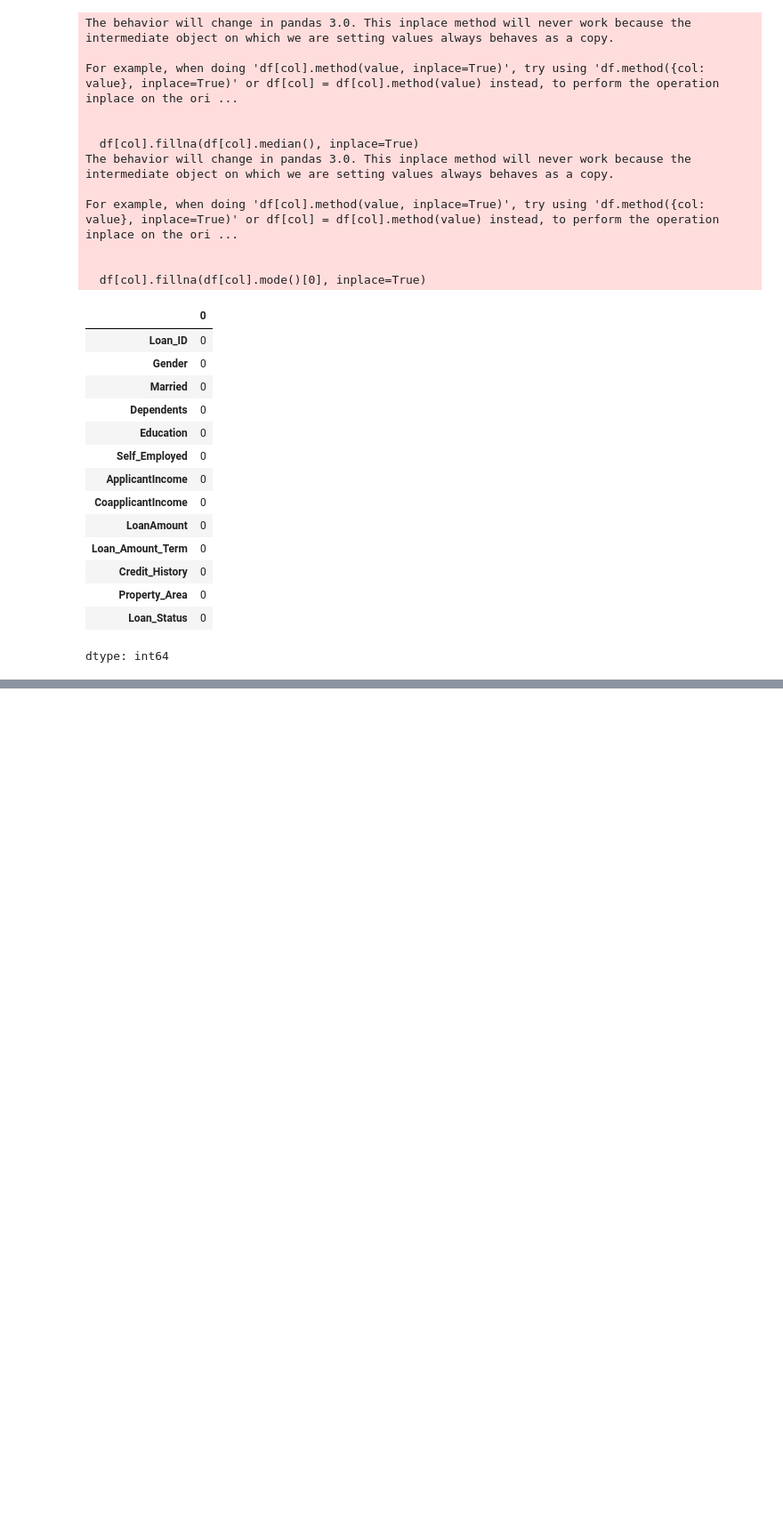
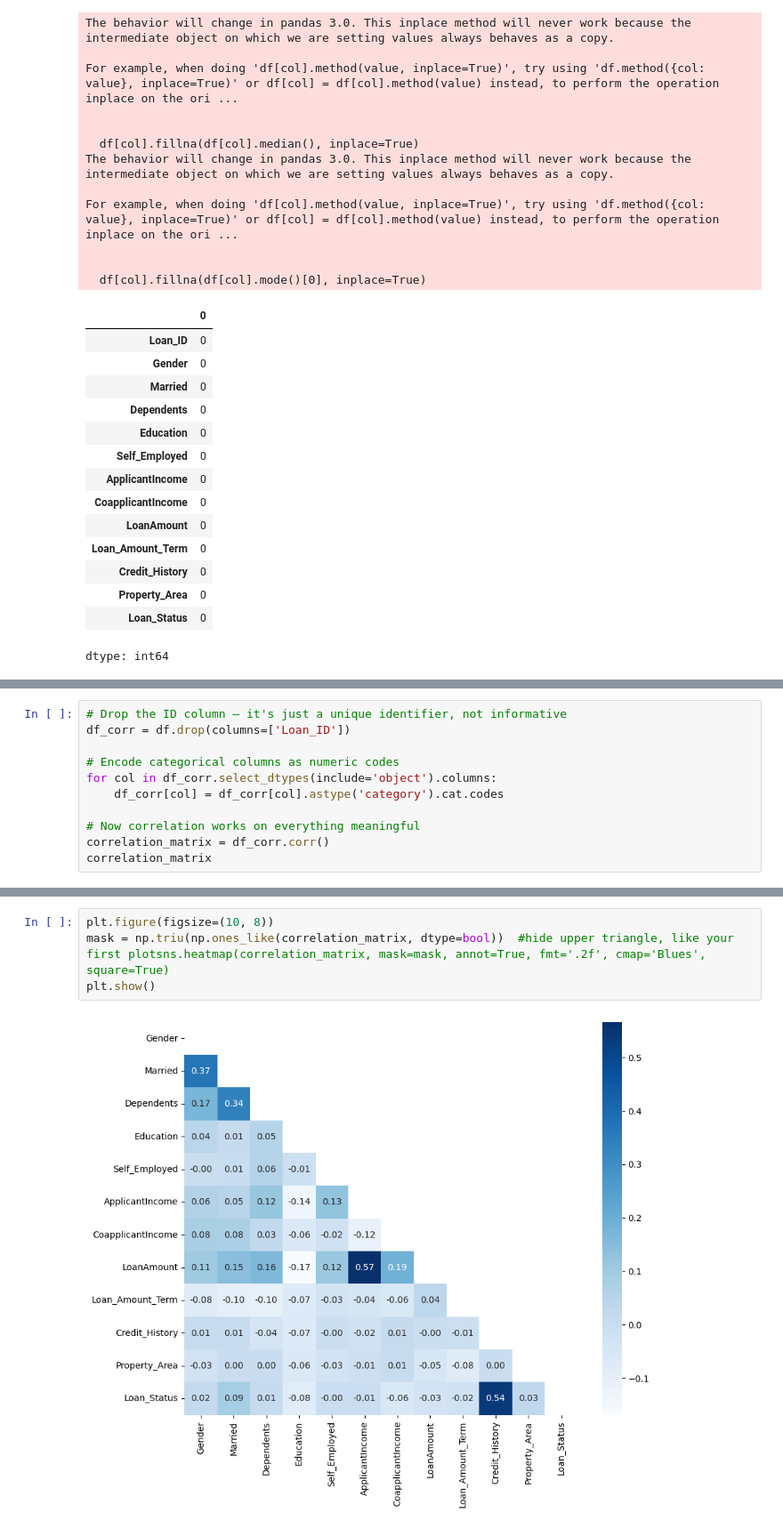
Before and after one commit to JoshOmondi/Loan-Predictions, a Jupyter notebook: loan-pediction.ipynb, the cells around one changed output, grey strips where cells are left out. Shown at 89% size. Cells and saved outputs as stored; diff of their text form; blank space fills up the shorter version.

```diff
--- a/loan-pediction.ipynb
+++ b/loan-pediction.ipynb
@@ -174,0 +211,11 @@ dtype: int64
+# %%
+# Drop the ID column — it's just a unique identifier, not informative
+df_corr = df.drop(columns=['Loan_ID'])
+
+# Encode categorical columns as numeric codes
+for col in df_corr.select_dtypes(include='object').columns:
+    df_corr[col] = df_corr[col].astype('category').cat.codes
+
+# Now correlation works on everything meaningful
+correlation_matrix = df_corr.corr()
+correlation_matrix
@@ -174,0 +236,6 @@ dtype: int64
+# %%
+plt.figure(figsize=(10, 8))
+mask = np.triu(np.ones_like(correlation_matrix, dtype=bool))  #hide upper triangle, like your first plotsns.heatmap(correlation_matrix, mask=mask, annot=True, fmt='.2f', cmap='Blues', square=True)
+plt.show()
+# %% [output]
+[figure, added]
```
Also changed, not shown: parts of 9 cells of this notebook.
